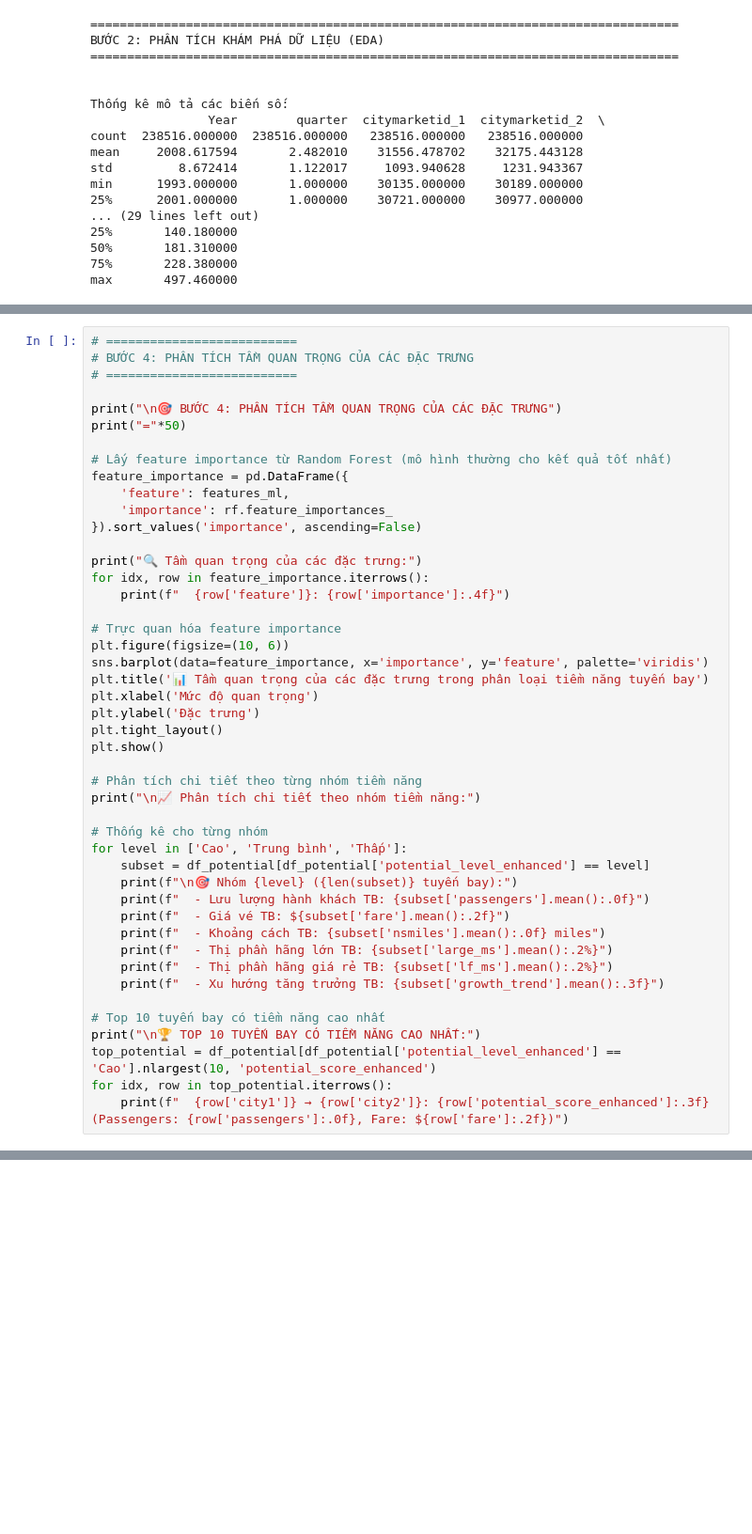
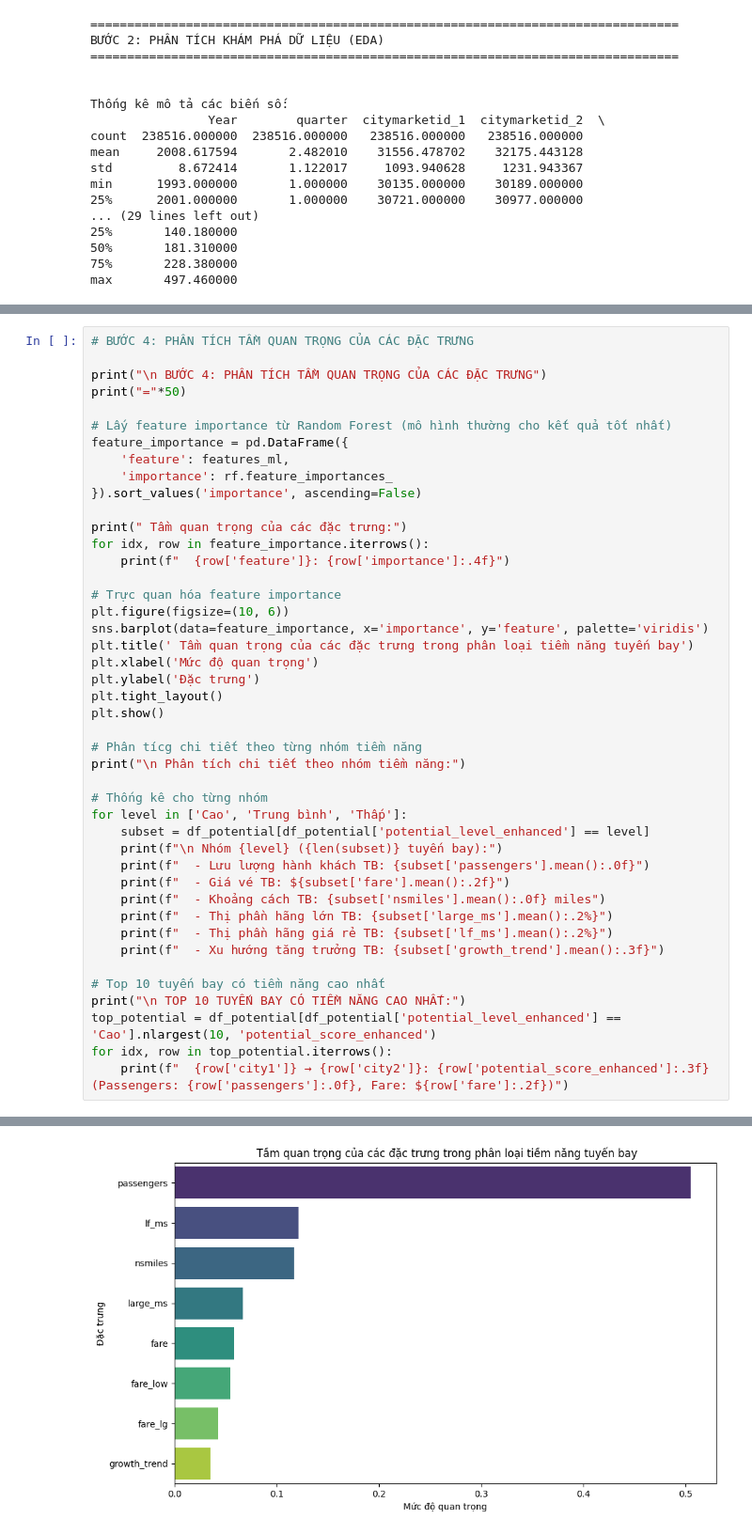
Before and after one commit to duonghieu7104/Trend-Analysis-Aviation-Industry-US, a Jupyter notebook: notebook/flight_route_classification.ipynb, the cells around one changed output, grey strips where cells are left out. Shown: that part at 94% size. Saved outputs shown, nothing was run; the diff lists cells and outputs as text; blank space fills up the shorter version.

```diff
--- a/notebook/flight_route_classification.ipynb
+++ b/notebook/flight_route_classification.ipynb
@@ -653,9 +520,7 @@ St. Louis, MO ✈ Washington, DC (Metropolitan Area)
 # %%
-# ==========================
 # BƯỚC 4: PHÂN TÍCH TẦM QUAN TRỌNG CỦA CÁC ĐẶC TRƯNG
-# ==========================
 
-print("\n🎯 BƯỚC 4: PHÂN TÍCH TẦM QUAN TRỌNG CỦA CÁC ĐẶC TRƯNG")
+print("\n BƯỚC 4: PHÂN TÍCH TẦM QUAN TRỌNG CỦA CÁC ĐẶC TRƯNG")
 print("="*50)
 
 # Lấy feature importance từ Random Forest (mô hình thường cho kết quả tốt nhất)
@@ -664,26 +529,26 @@ feature_importance = pd.DataFrame({
     'importance': rf.feature_importances_
 }).sort_values('importance', ascending=False)
 
-print("🔍 Tầm quan trọng của các đặc trưng:")
+print(" Tầm quan trọng của các đặc trưng:")
 for idx, row in feature_importance.iterrows():
     print(f"  {row['feature']}: {row['importance']:.4f}")
 
 # Trực quan hóa feature importance
 plt.figure(figsize=(10, 6))
 sns.barplot(data=feature_importance, x='importance', y='feature', palette='viridis')
-plt.title('📊 Tầm quan trọng của các đặc trưng trong phân loại tiềm năng tuyến bay')
+plt.title(' Tầm quan trọng của các đặc trưng trong phân loại tiềm năng tuyến bay')
 plt.xlabel('Mức độ quan trọng')
 plt.ylabel('Đặc trưng')
 plt.tight_layout()
 plt.show()
 
-# Phân tích chi tiết theo từng nhóm tiềm năng
-print("\n📈 Phân tích chi tiết theo nhóm tiềm năng:")
+# Phân tícg chi tiết theo từng nhóm tiềm năng
+print("\n Phân tích chi tiết theo nhóm tiềm năng:")
 
 # Thống kê cho từng nhóm
 for level in ['Cao', 'Trung bình', 'Thấp']:
     subset = df_potential[df_potential['potential_level_enhanced'] == level]
-    print(f"\n🎯 Nhóm {level} ({len(subset)} tuyến bay):")
+    print(f"\n Nhóm {level} ({len(subset)} tuyến bay):")
     print(f"  - Lưu lượng hành khách TB: {subset['passengers'].mean():.0f}")
     print(f"  - Giá vé TB: ${subset['fare'].mean():.2f}")
     print(f"  - Khoảng cách TB: {subset['nsmiles'].mean():.0f} miles")
@@ -692,7 +557,8 @@ for level in ['Cao', 'Trung bình', 'Thấp']:
     print(f"  - Xu hướng tăng trưởng TB: {subset['growth_trend'].mean():.3f}")
 
 # Top 10 tuyến bay có tiềm năng cao nhất
-print("\n🏆 TOP 10 TUYẾN BAY CÓ TIỀM NĂNG CAO NHẤT:")
+print("\n TOP 10 TUYẾN BAY CÓ TIỀM NĂNG CAO NHẤT:")
 top_potential = df_potential[df_potential['potential_level_enhanced'] == 'Cao'].nlargest(10, 'potential_score_enhanced')
 for idx, row in top_potential.iterrows():
     print(f"  {row['city1']} → {row['city2']}: {row['potential_score_enhanced']:.3f} (Passengers: {row['passengers']:.0f}, Fare: ${row['fare']:.2f})")
+# %% [output]
@@ -698,0 +576 @@ for idx, row in top_potential.iterrows():
+[figure, added]
```
Also changed, not shown: parts of 11 cells of this notebook.
